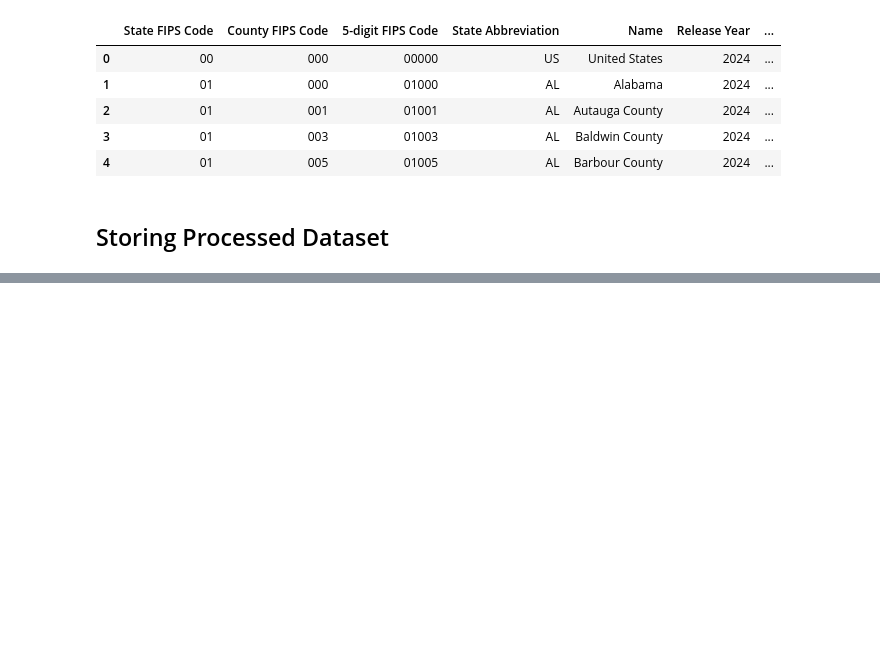
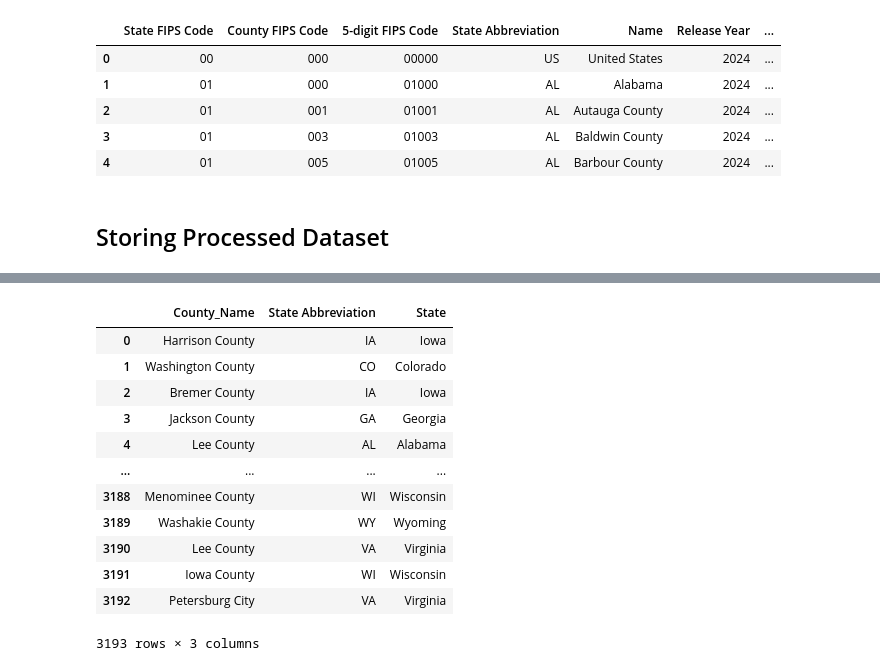
Before and after one commit to Apurv-Manjrekar/RADI, a Jupyter notebook: preprocessing.ipynb, the cells around one changed output, grey strips where cells are left out. Saved outputs shown, nothing was run; the diff lists cells and outputs as text; code cells hidden in the pictures; blank space fills up the shorter version.

```diff
--- a/preprocessing.ipynb
+++ b/preprocessing.ipynb
@@ -493,0 +750,21 @@ poor_or_fair_health_df.to_csv(processed_data_path + 'poor_or_fair_health.csv', i
+# %%
+states_stateabbrv = pd.read_csv(processed_data_path + 'states.csv')
+states_stateabbrv = states_stateabbrv.rename(columns={'Abbreviation': 'State Abbreviation'})
+
+
+county_state = pd.merge(county_stateabbrv, states_stateabbrv, on=['State Abbreviation'], how='inner')
+county_state
+# %% [output]
+|  | County_Name | State Abbreviation | State |
+| 0 | Harrison County | IA | Iowa |
+| 1 | Washington County | CO | Colorado |
+| 2 | Bremer County | IA | Iowa |
+| 3 | Jackson County | GA | Georgia |
+| 4 | Lee County | AL | Alabama |
+| ... | ... | ... | ... |
+| 3188 | Menominee County | WI | Wisconsin |
+| 3189 | Washakie County | WY | Wyoming |
+| 3190 | Lee County | VA | Virginia |
+| 3191 | Iowa County | WI | Wisconsin |
+| 3192 | Petersburg City | VA | Virginia |
+3193 rows × 3 columns
```
Also changed, not shown: parts of 22 cells of this notebook, 4 other files.
